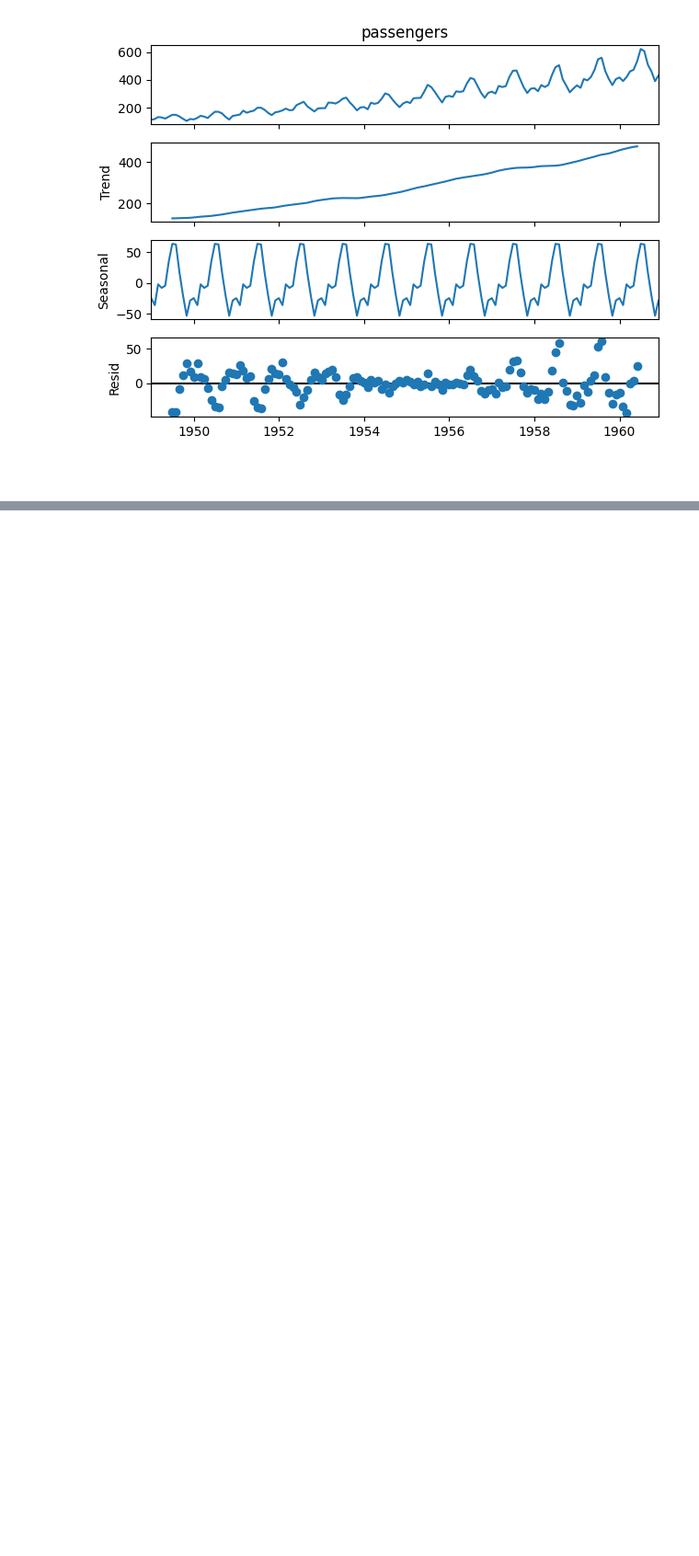
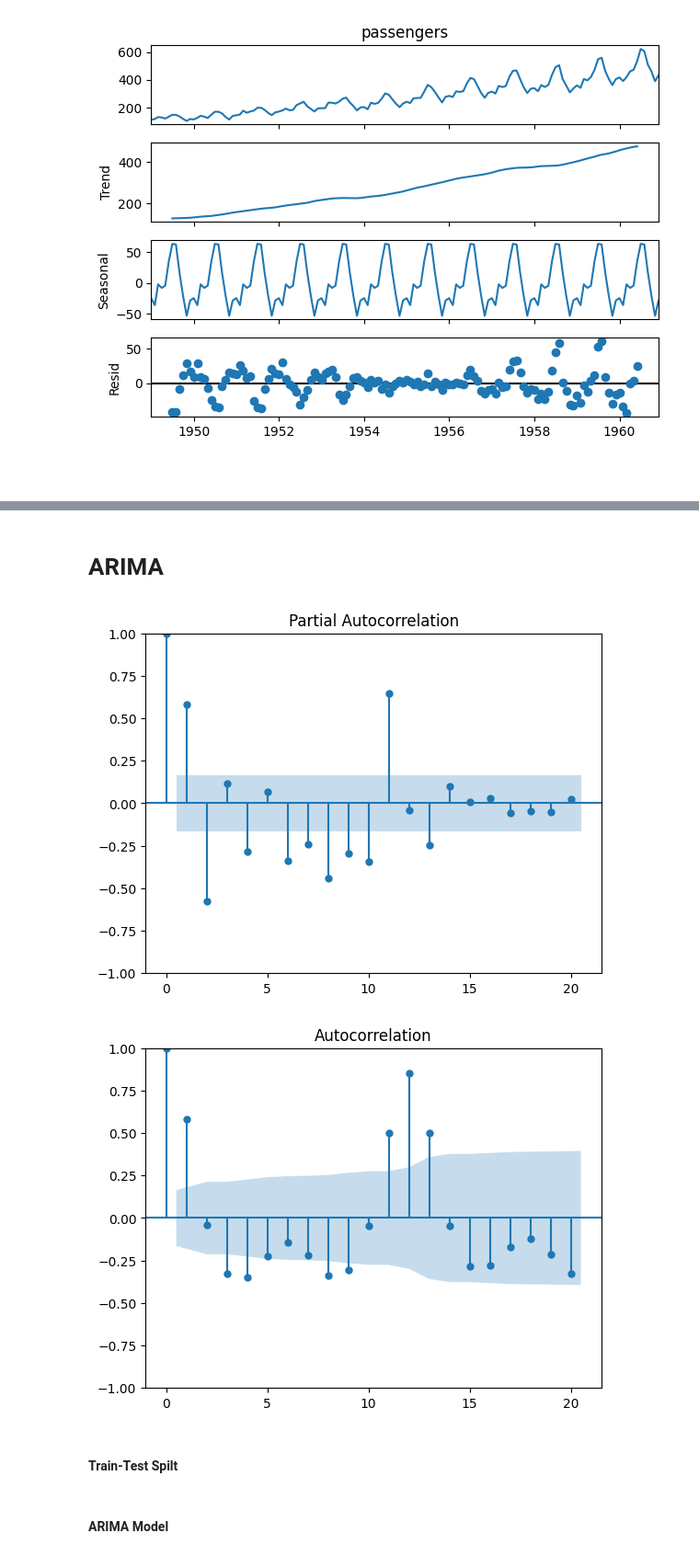
Before and after one commit to AshishMulani/DataAnalytics, a Jupyter notebook: Time_Series/TimeSeriesAnalysis.ipynb, the cells around one changed output, grey strips where cells are left out. Shown at 92% size. Drawn from its saved outputs; the diff is of its cells as text; code cells hidden in the pictures; blank space fills up the shorter version.

```diff
--- a/Time_Series/TimeSeriesAnalysis.ipynb
+++ b/Time_Series/TimeSeriesAnalysis.ipynb
@@ -97,0 +208,33 @@ plt.show()
+# %% [markdown]
+# ARIMA
+# %%
+# ARIMA function: needs 3 parameters: p,d,q
+airP['secondDiff'] = airP['passengers'].diff(2)  # do which is done manually in shift
+airP["Diff(12)"] = airP['passengers'].diff(12)
+
+from statsmodels.graphics.tsaplots import plot_acf, plot_pacf
+
+# PACF plot (gives us 'p' in ARIMA)
+plot_pacf(airP['secondDiff'].dropna(), lags=20)
+plt.show()
+
+# ACF plot (gives us 'q' in ARIMA)
+plot_acf(airP['secondDiff'].dropna(), lags=20)
+plt.show()
+
+#lag 20 = we go 20 months back in past
+## PACF
+# highlighted area(coloured) = does the impact happened or not
+# first line is current month, how much it is influenced by past month is checked
+# e.g. april current month march has positive influence, feb has negative influence , jan has no influence, so on
+# beyond 12 months it is meaningless
+
+## ACF
+# jan will impact feb + feb will impact march + march will impact April === aggregate Impact
+
+##
+# %% [output]
+[figure, added]
+[figure, added]
+# %% [markdown]
+#### Train-Test Spilt
@@ -97,0 +245,2 @@ plt.show()
+# %% [markdown]
+#### ARIMA Model
```
Also changed, not shown: parts of 11 cells of this notebook, 1 other file.
